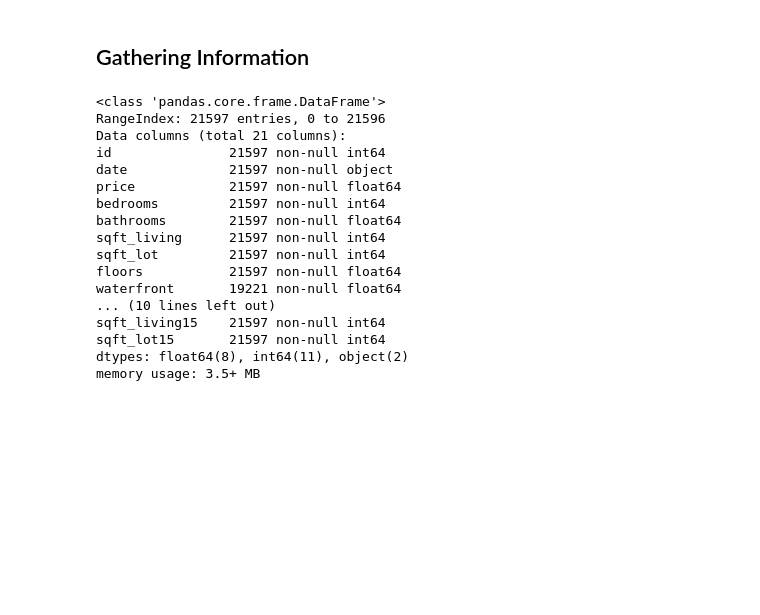
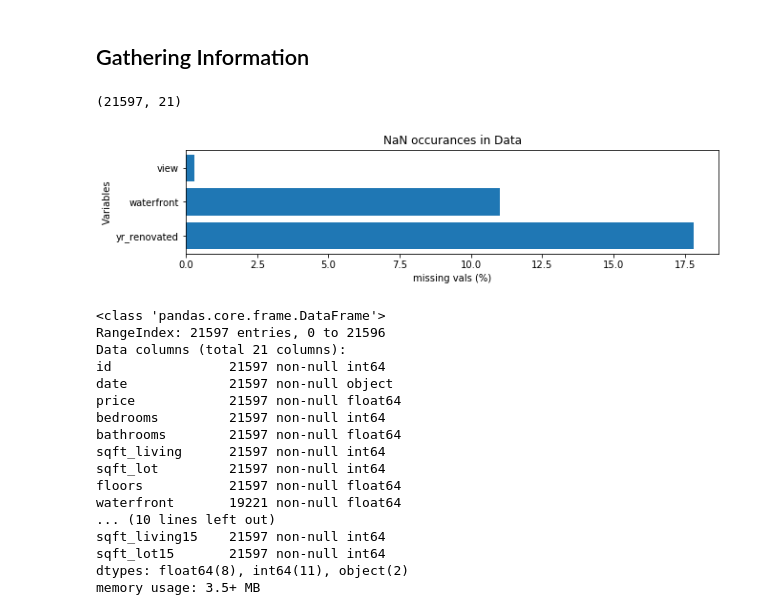
Before and after one commit to Pietrassyk/dsc-v2-mod1-final-project-nyc-ds-career-042219, a Jupyter notebook: student.ipynb, the cells around one changed output. Cells and saved outputs as stored; diff of their text form; code cells hidden in the pictures; blank space fills up the shorter version.

```diff
--- a/student.ipynb
+++ b/student.ipynb
@@ -19,6 +19,19 @@ import matplotlib.pyplot as plt
 import seaborn as sns
 # %%
 raw_df = pd.read_csv("kc_house_data.csv")
+raw_df.shape
+# %% [output]
+(21597, 21)
+# %%
+missings_df =pd.DataFrame(round(100*raw_df.isna().sum() / raw_df.id.count(),1).sort_values(ascending = False), columns = ["missings"])
+missings_df = missings_df.loc[missings_df.missings!=0]
+fig = plt.figure(figsize=(10,2))
+plt.barh(missings_df.index,missings_df.missings);
+plt.ylabel("Variables");
+plt.xlabel("missing vals (%)");
+plt.title("NaN occurances in Data");
+# %% [output]
+[figure, added]
 # %%
 raw_df.info()
 # %% [output]
```
Also changed, not shown: parts of 14 cells of this notebook.
